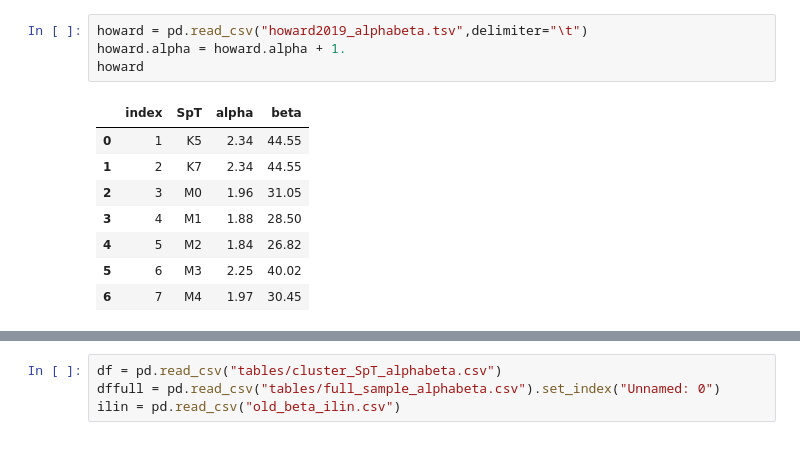
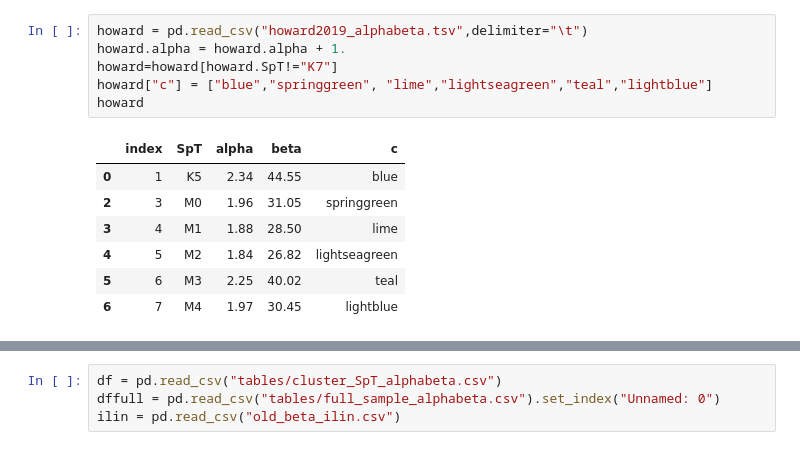
Before and after one commit to ekaterinailin/flares-in-clusters-with-k2-ii, a Jupyter notebook: VettingFlares/Compare_with_other_works_and_your_old_one.ipynb, the cells around one changed output, grey strips where cells are left out. Saved outputs shown, nothing was run; the diff lists cells and outputs as text.

```diff
--- a/VettingFlares/Compare_with_other_works_and_your_old_one.ipynb
+++ b/VettingFlares/Compare_with_other_works_and_your_old_one.ipynb
@@ -9,13 +29,14 @@ from altaipony.ffd import FFD
 # %%
 howard = pd.read_csv("howard2019_alphabeta.tsv",delimiter="\t")
 howard.alpha = howard.alpha + 1.
+howard=howard[howard.SpT!="K7"]
+howard["c"] = ["blue","springgreen", "lime","lightseagreen","teal","lightblue"]
 howard
 # %% [output]
-|  | index | SpT | alpha | beta |
-| 0 | 1 | K5 | 2.34 | 44.55 |
-| 1 | 2 | K7 | 2.34 | 44.55 |
-| 2 | 3 | M0 | 1.96 | 31.05 |
-| 3 | 4 | M1 | 1.88 | 28.50 |
-| 4 | 5 | M2 | 1.84 | 26.82 |
-| 5 | 6 | M3 | 2.25 | 40.02 |
-| 6 | 7 | M4 | 1.97 | 30.45 |
+|  | index | SpT | alpha | beta | c |
+| 0 | 1 | K5 | 2.34 | 44.55 | blue |
+| 2 | 3 | M0 | 1.96 | 31.05 | springgreen |
+| 3 | 4 | M1 | 1.88 | 28.50 | lime |
+| 4 | 5 | M2 | 1.84 | 26.82 | lightseagreen |
+| 5 | 6 | M3 | 2.25 | 40.02 | teal |
+| 6 | 7 | M4 | 1.97 | 30.45 | lightblue |
```
Also changed, not shown: parts of 10 cells of this notebook, 6 other files.
